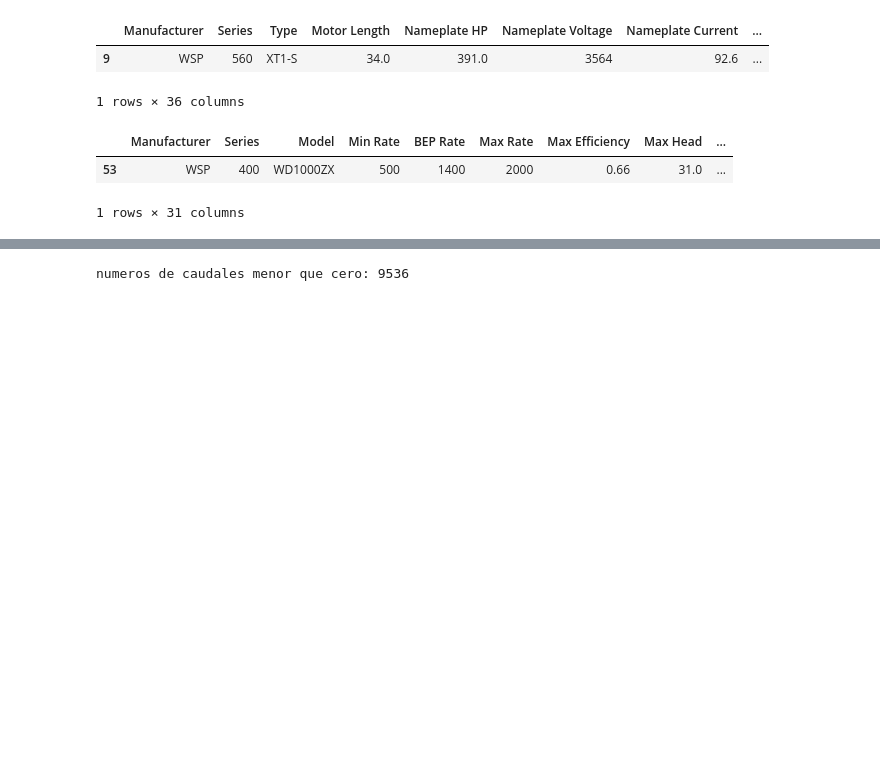
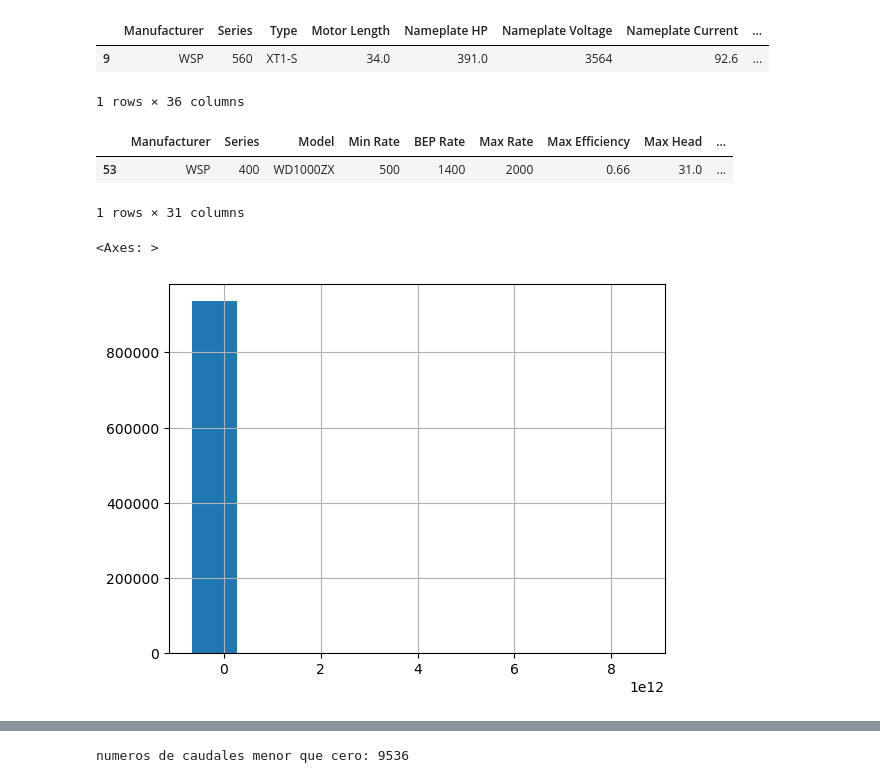
Before and after one commit to lggomezupb/Oil-Gas, a Jupyter notebook: lag soft sensor - copia.ipynb, the cells around one changed output, grey strips where cells are left out. Drawn from its saved outputs; the diff is of its cells as text; code cells hidden in the pictures; blank space fills up the shorter version.

```diff
--- a/lag soft sensor - copia.ipynb
+++ b/lag soft sensor - copia.ipynb
@@ -166,14 +164,14 @@ FP =(motor['P0'].values[0] +
     (motor['P2'].values[0] * LF**2) +
     (motor['P3'].values[0] * LF**3) +
     (motor['P4'].values[0] * LF**4) +
-    (motor['P5'].values[0] * LF**5))
+    (motor['P5'].values[0] * LF**5)) /100
 
 ef_m = (motor['E0'].values[0] +
         (motor['E1'].values[0] * LF) +
         (motor['E2'].values[0] * LF**2) +
         (motor['E3'].values[0] * LF**3) +
         (motor['E4'].values[0] * LF**4) +
-        (motor['E5'].values[0] * LF**5))
+        (motor['E5'].values[0] * LF**5))/100
 
 ef_p = pump['Max Efficiency'].values[0]
 # %%
@@ -185,0 +183,5 @@ df['Caudal'] = np.where((746 * (df['Pd'] - df['Pi'])) == 0, 0,
+# %%
+df['Caudal'].hist()
+# %% [output]
+<Axes: >
+[figure, added]
```
Also changed, not shown: parts of 50 cells of this notebook, 1 other file.
